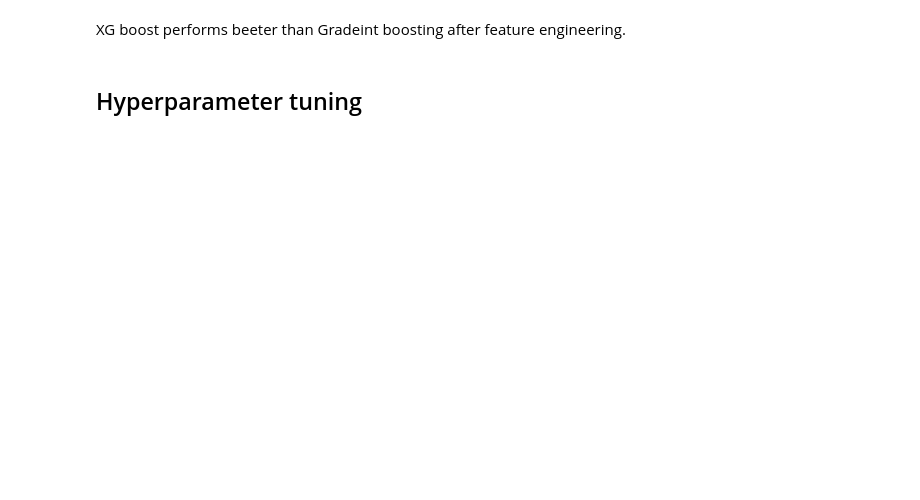
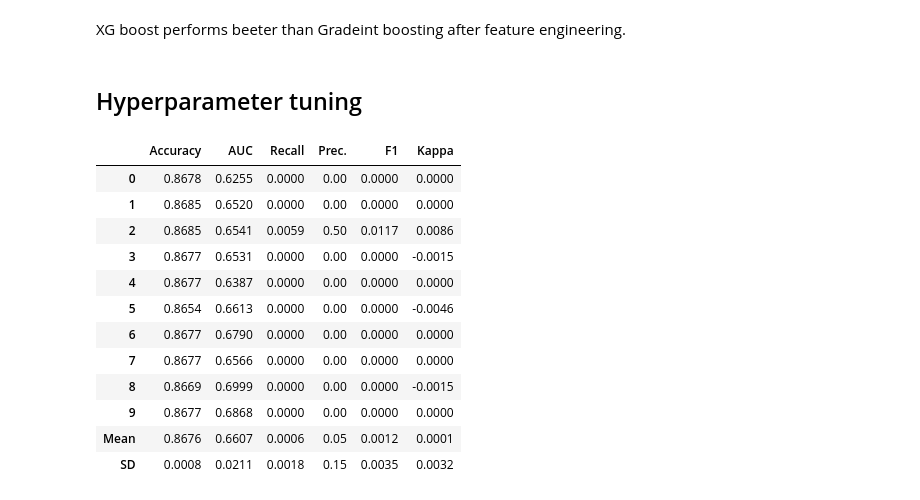
Before and after one commit to asheetsinvhal/dataAnalytics2020, a Jupyter notebook: HR Analytics/HRAx_Predict_Empl_Job_change.ipynb, the cells around one changed output. Drawn from its saved outputs; the diff is of its cells as text; code cells hidden in the pictures; blank space fills up the shorter version.

```diff
--- a/HR Analytics/HRAx_Predict_Empl_Job_change.ipynb
+++ b/HR Analytics/HRAx_Predict_Empl_Job_change.ipynb
@@ -746,3 +742,19 @@ compare_models(fold = 5, round = 3,  sort = 'Accuracy', turbo = True)
 XG boost performs beeter than Gradeint boosting after feature engineering.
 # %% [markdown]
 ## Hyperparameter tuning
+# %%
+classification_xgb = create_model('xgboost')
+# %% [output]
+|  | Accuracy | AUC | Recall | Prec. | F1 | Kappa |
+| 0 | 0.8678 | 0.6255 | 0.0000 | 0.00 | 0.0000 | 0.0000 |
+| 1 | 0.8685 | 0.6520 | 0.0000 | 0.00 | 0.0000 | 0.0000 |
+| 2 | 0.8685 | 0.6541 | 0.0059 | 0.50 | 0.0117 | 0.0086 |
+| 3 | 0.8677 | 0.6531 | 0.0000 | 0.00 | 0.0000 | -0.0015 |
+| 4 | 0.8677 | 0.6387 | 0.0000 | 0.00 | 0.0000 | 0.0000 |
+| 5 | 0.8654 | 0.6613 | 0.0000 | 0.00 | 0.0000 | -0.0046 |
+| 6 | 0.8677 | 0.6790 | 0.0000 | 0.00 | 0.0000 | 0.0000 |
+| 7 | 0.8677 | 0.6566 | 0.0000 | 0.00 | 0.0000 | 0.0000 |
+| 8 | 0.8669 | 0.6999 | 0.0000 | 0.00 | 0.0000 | -0.0015 |
+| 9 | 0.8677 | 0.6868 | 0.0000 | 0.00 | 0.0000 | 0.0000 |
+| Mean | 0.8676 | 0.6607 | 0.0006 | 0.05 | 0.0012 | 0.0001 |
+| SD | 0.0008 | 0.0211 | 0.0018 | 0.15 | 0.0035 | 0.0032 |
```
Also changed, not shown: parts of 12 cells of this notebook.
